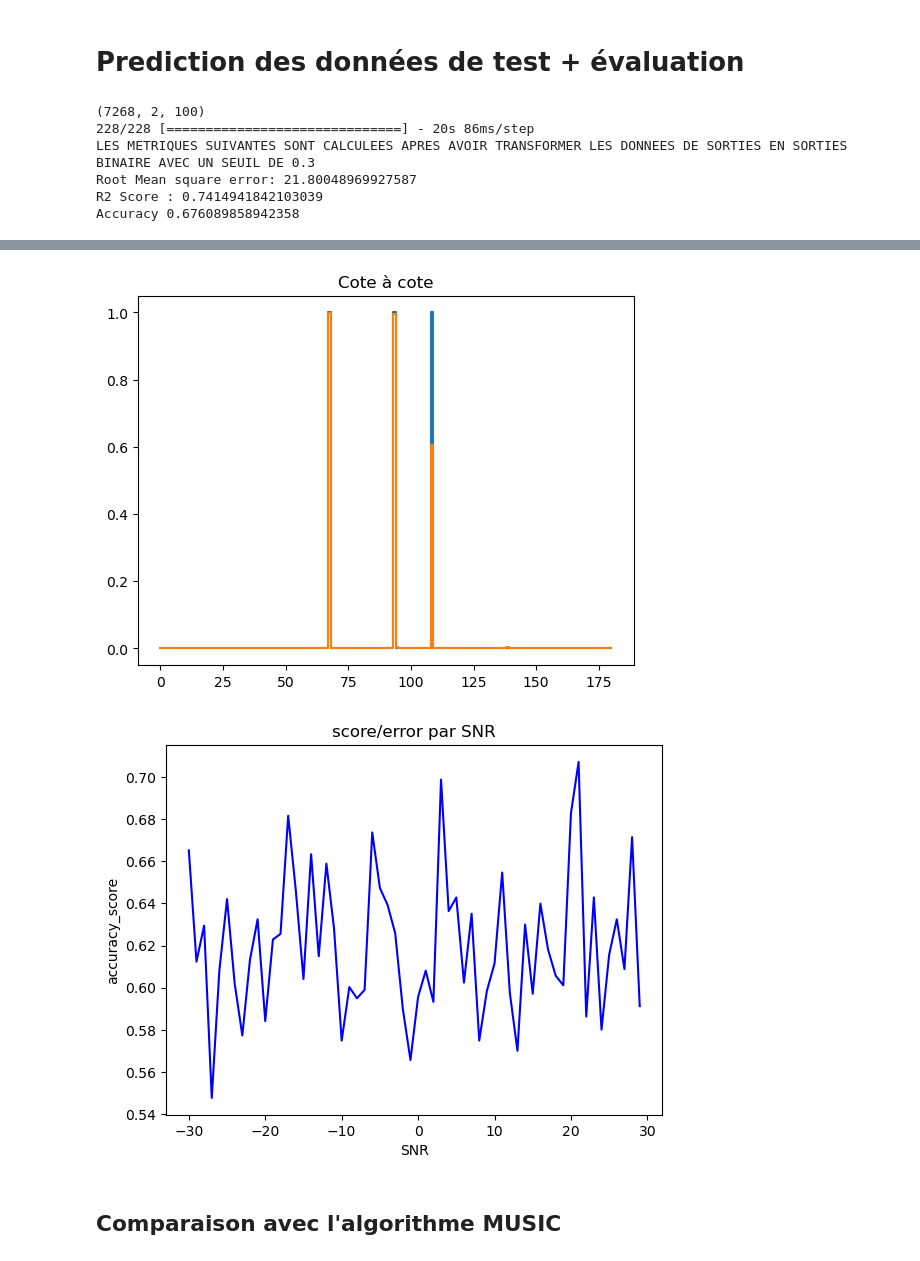
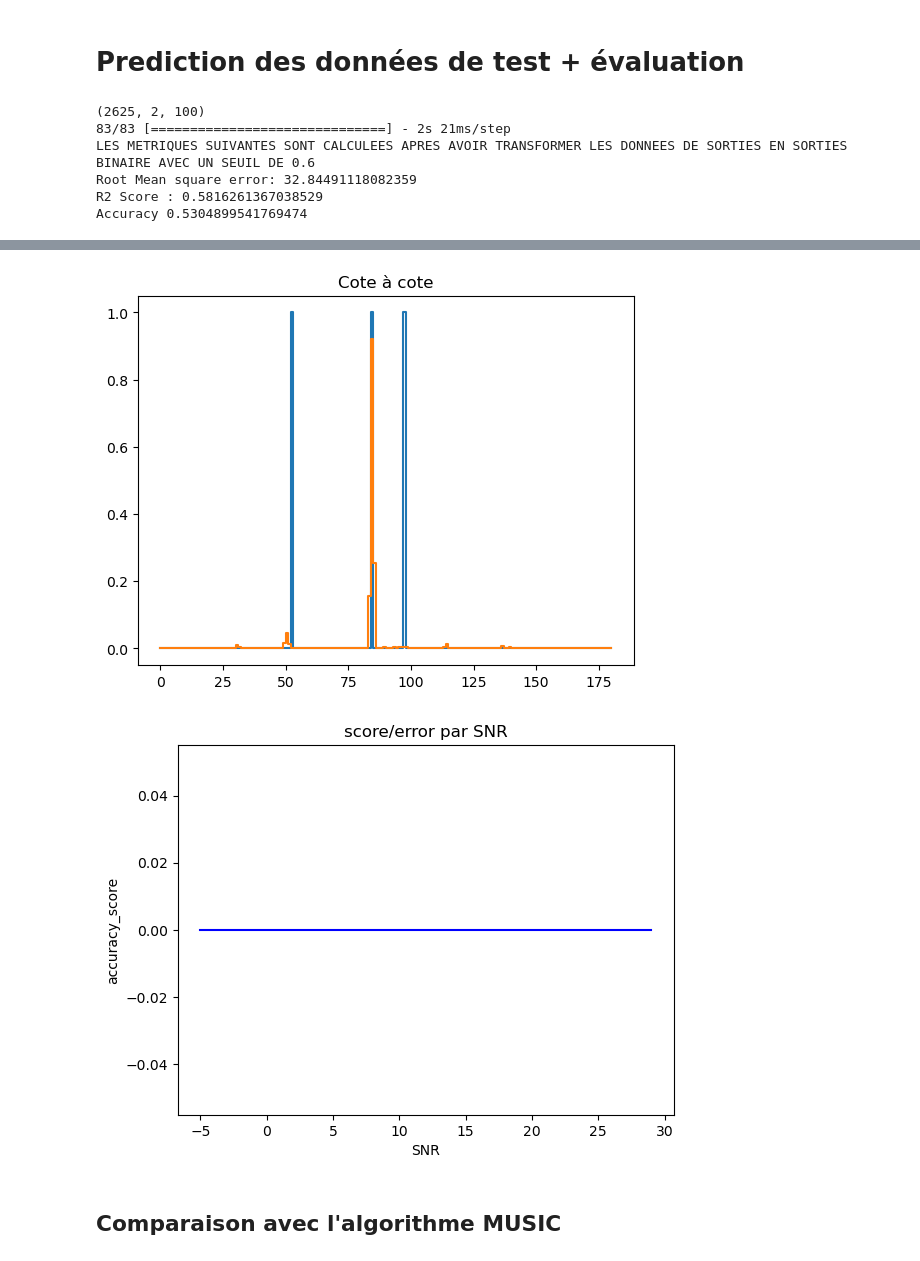
Before and after one commit to Littleyns/ProjetRadarIA, a Jupyter notebook: MainRadar.ipynb, the cells around one changed output, grey strips where cells are left out. Cells and saved outputs as stored; diff of their text form; code cells hidden in the pictures.

```diff
--- a/MainRadar.ipynb
+++ b/MainRadar.ipynb
@@ -28,16 +29,16 @@ import random
 # Chargement des données
 # %%
 ## Chargement des données
-data_loader = DataLoader.DataLoader("./Data/Dataset_X4559_3-2S.csv","./Data/Dataset_y4559_3-2S.csv")
+data_loader = DataLoader.DataLoader("./Data/Dataset_X7461_3-2S_30-30.csv","./Data/Dataset_y7461_3-2S_30-30.csv")
 data, labels = data_loader.load_data()
-radar_dataset = RadarDataSet.RealImaginaryXDataSet(data,labels,0.4, StandardScaler(),appended_snr=True) #0.2 is the test size ( 80% train data, 20% test data)
+radar_dataset = RadarDataSet.RealImaginaryXDataSet(data,labels,0.1, StandardScaler(),appended_snr=True) #0.2 is the test size ( 80% train data, 20% test data)
 # %% [markdown]
 # Chargement de différents modèles
 # %%
-import keras
+
 docuCNNModel = DocuCNNModel()
-keras.utils.get_custom_objects()['custom_loss'] = docuCNNModel.Trainer.angleSensitiveCustomLoss
-docuCNNModel.load("CNN_final_docu4",custom_loss=True)
+keras.utils.get_custom_objects()['angleSensitiveCustomLoss'] = docuCNNModel.Trainer.angleSensitiveCustomLoss
+docuCNNModel.load("CNN_docu8_XRI_e30_b350_anglesensitive_2S",custom_loss="angleSensitiveCustomLoss")
 
 #basicAutoEncoder = BasicAutoEncoder()
 #basicAutoEncoder.load("basicAutoEncoder")
@@ -46,10 +47,9 @@ docuCNNModel.load("CNN_final_docu4",custom_loss=True)
 # Prediction des données de test + évaluation
 # %%
 print(radar_dataset.X_test.shape)
-threshold = 0.3
+threshold = 0.6
 
 y_predicted = docuCNNModel.model.predict(radar_dataset.X_test)
-
 
 randomTestIndex = random.randint(0, len(y_predicted))
 PredictedStepPlot().evaluate(
@@ -64,9 +64,9 @@ Accuracy().evaluate(radar_dataset.y_test, y_test_pred_binary)
 plt.figure()
 ErrorOfSNRPlot().evaluate(radar_dataset.snr_y_test, radar_dataset.y_test, y_test_pred_binary, errorFunc="accuracy_score")
 # %% [output]
-(7268, 2, 100)
-228/228 [==============================] - 20s 86ms/step
-LES METRIQUES SUIVANTES SONT CALCULEES APRES AVOIR TRANSFORMER LES DONNEES DE SORTIES EN SORTIES BINAIRE AVEC UN SEUIL DE 0.3
-Root Mean square error: 21.80048969927587
-R2 Score : 0.7414941842103039
-Accuracy 0.676089858942358
+(2625, 2, 100)
+83/83 [==============================] - 2s 21ms/step
+LES METRIQUES SUIVANTES SONT CALCULEES APRES AVOIR TRANSFORMER LES DONNEES DE SORTIES EN SORTIES BINAIRE AVEC UN SEUIL DE 0.6
+Root Mean square error: 32.84491118082359
+R2 Score : 0.5816261367038529
+Accuracy 0.5304899541769474
@@ -74,5 +74,5 @@ Accuracy 0.676089858942358
-[figure, old version]
+[figure, new version]
-[figure, old version]
+[figure, new version]
 # %% [markdown]
 ## Comparaison avec l'algorithme MUSIC
 # %%
```
Also changed, not shown: parts of 22 cells of this notebook, 36 other files.
